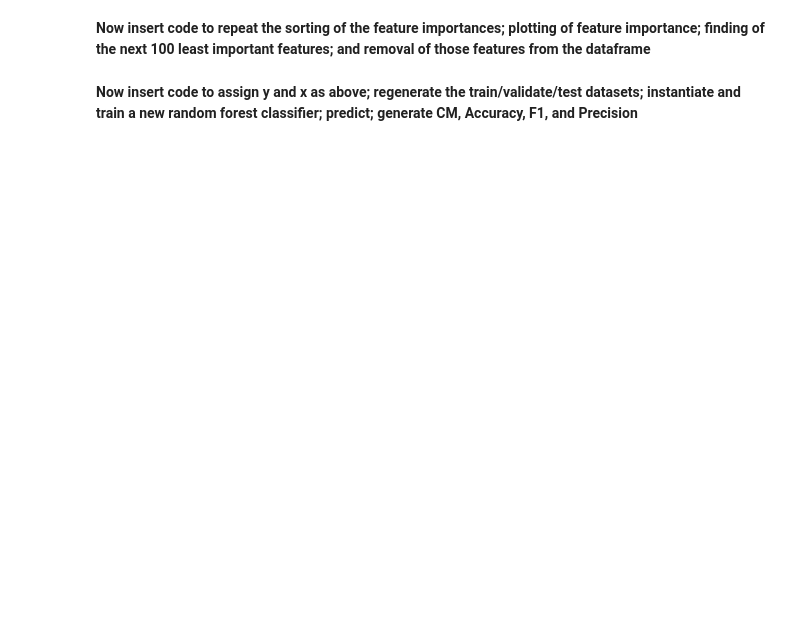
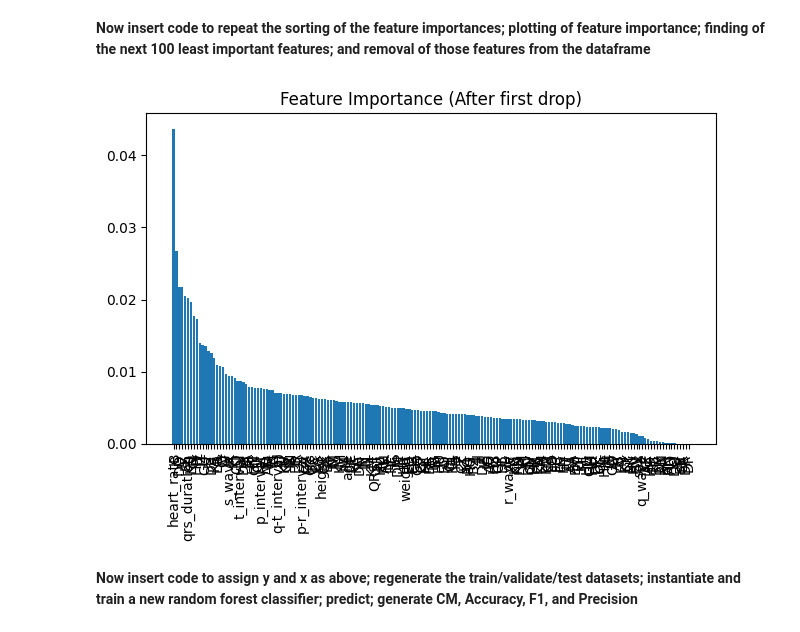
Before and after one commit to hessef/ECEN250, a Jupyter notebook: Lab7/ECEN250-F25-Lab7.ipynb, the cells around one changed output. Saved outputs shown, nothing was run; the diff lists cells and outputs as text; code cells hidden in the pictures; blank space fills up the shorter version.

```diff
--- a/Lab7/ECEN250-F25-Lab7.ipynb
+++ b/Lab7/ECEN250-F25-Lab7.ipynb
@@ -191,5 +537,11 @@ x = df.drop(["diagnosis"],axis=1)
 # %% [markdown]
 Next we need to partition our dataset in to Train, Validation, Test Sets:
 Insert code to  Split 20% of dataset to test, 20% to validation, and 60% into training.
+# %%
+from sklearn.model_selection import train_test_split
+
+# Split 20% of dataset to test, 20% to validation, and 60% into training.
+x_train, x_temp, y_train, y_temp = train_test_split(x, y, test_size=0.4, random_state=42)
+x_validate, x_test, y_validate, y_test = train_test_split(x_temp, y_temp, test_size=0.5, random_state=42)
 # %%
 x_train.head()
@@ -262,2 +717,23 @@ df.info()
 # %% [markdown]
 **Now, insert code to assign y to 'diagnosis' and the rest of the features to x; run train-test split for a 60% train, 20% validate, 20% test; train a Random Forest Classifier on train; generate CM, Accuracy, F1, and Precision for the validation set.**
+# %%
+# Assign y to 'diagnosis' and the rest of the features to x
+y = df.diagnosis.values
+x = df.drop(["diagnosis"],axis=1)
+
+# Run train-test split for a 60% train, 20% validate, 20% test
+x_train, x_temp, y_train, y_temp = train_test_split(x, y, test_size=0.4, random_state=42)
+x_validate, x_test, y_validate, y_test = train_test_split(x_temp, y_temp, test_size=0.5, random_state=42)
+
+# Train a Random Forest Classifier on train
+rfc = RandomForestClassifier(random_state=42)
+rfc.fit(x_train, y_train)
+
+# Generate CM, Accuracy, F1, and Precision for the validation set
+y_pred = rfc.predict(x_validate)
+
+print("Confusion Matrix (Validation Set):")
+print(confusion_matrix(y_validate, y_pred))
+
+print("\nClassification Report (Validation Set):")
+print(classification_report(y_validate, y_pred))
@@ -264,4 +758,23 @@ df.info()
 # %% [markdown]
 **Now insert code to repeat the sorting of the feature importances; plotting of feature importance; finding of the next 100 least important features; and removal of those features from the dataframe**
+# %%
+importances = rfc.feature_importances_
+# Sort the feature importance in descending order
+sorted_indices = np.argsort(importances)[::-1]
+
+# Plot the feature importance
+plt.title('Feature Importance (After first drop)')
+plt.bar(range(x_train.shape[1]), importances[sorted_indices], align='center')
+plt.xticks(range(x_train.shape[1]), x.columns[sorted_indices], rotation=90)
+plt.tight_layout()
+plt.show()
+
+# Find the next 100 least important features
+columns_to_drop_next_100 = x.columns[sorted_indices][-100:]
+
+# Remove those features from the dataframe
+df.drop(columns_to_drop_next_100, axis=1, inplace=True)
+# %% [output]
+[figure, added]
 # %% [markdown]
 **Now insert code to assign y and x as above; regenerate the train/validate/test datasets; instantiate and train a new random forest classifier; predict; generate CM, Accuracy, F1, and Precision**
```
Also changed, not shown: parts of 49 cells of this notebook.
